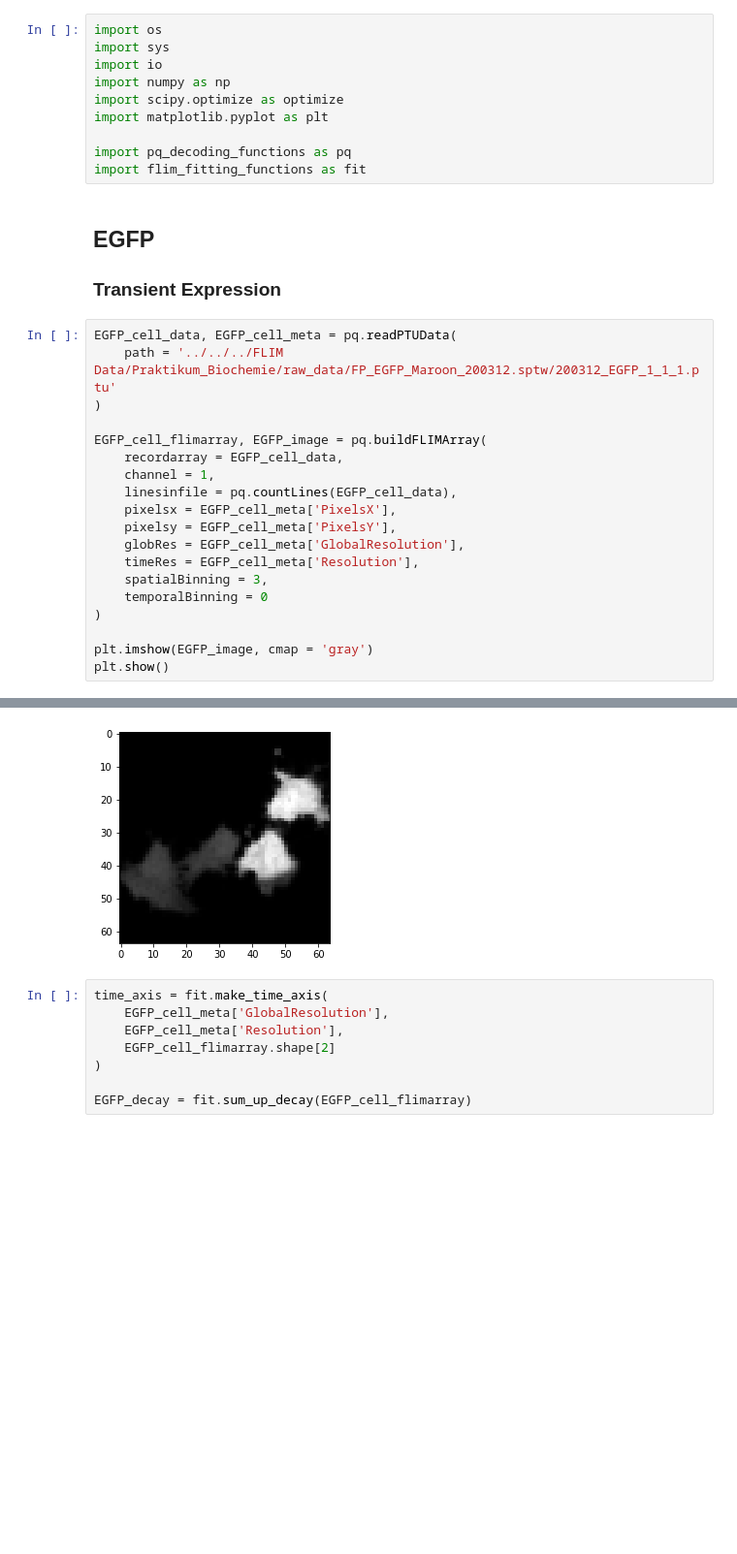
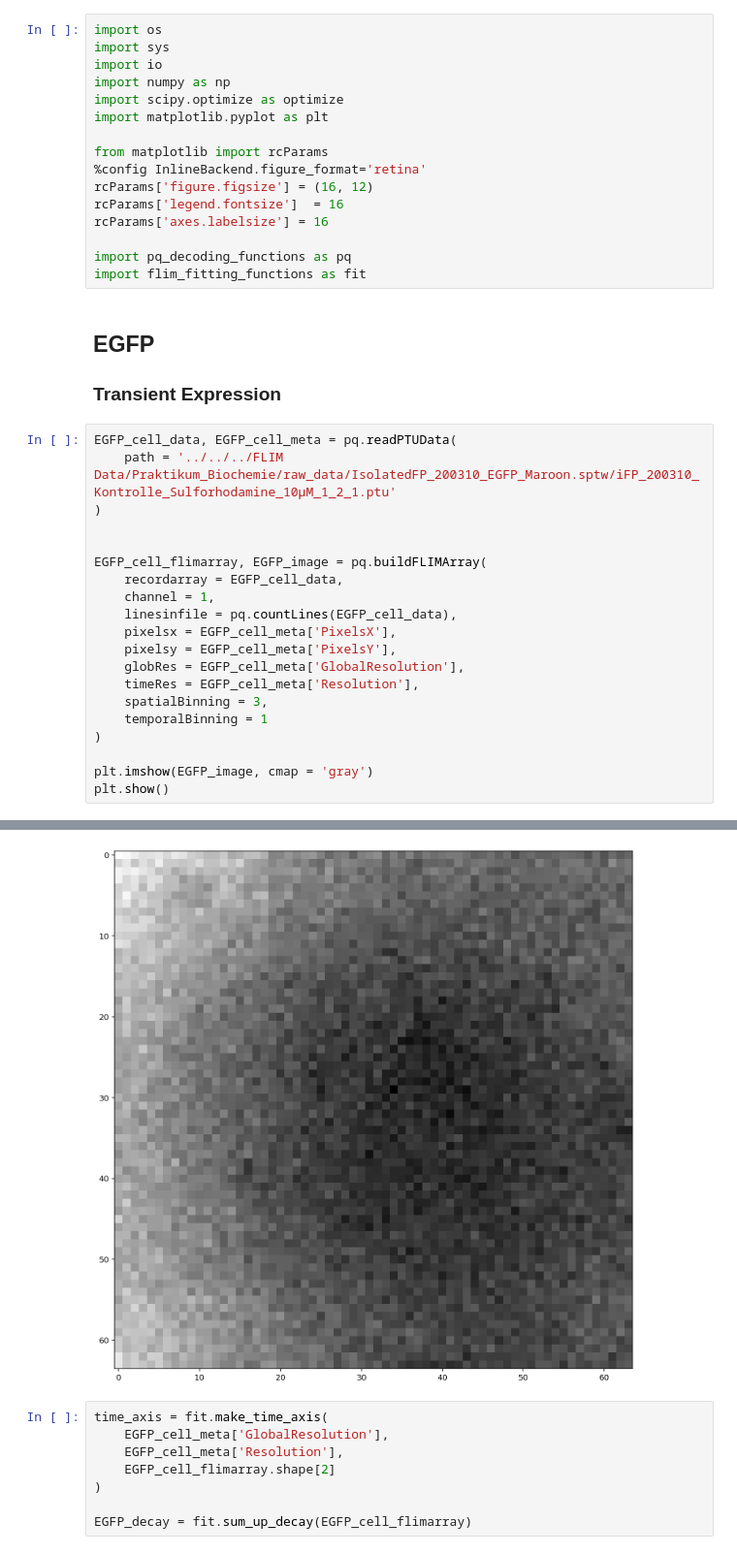
Before and after one commit to Tomkaehst/PhasorFLIM, a Jupyter notebook: notebooks/EGFP_Maroon_cells_and_isolated.ipynb, the cells around one changed output, grey strips where cells are left out. Shown at 97% size. Cells and saved outputs as stored; diff of their text form; blank space fills up the shorter version.

```diff
--- a/notebooks/EGFP_Maroon_cells_and_isolated.ipynb
+++ b/notebooks/EGFP_Maroon_cells_and_isolated.ipynb
@@ -10,6 +10,12 @@ import numpy as np
 import scipy.optimize as optimize
 import matplotlib.pyplot as plt
 
+from matplotlib import rcParams
+%config InlineBackend.figure_format='retina'
+rcParams['figure.figsize'] = (16, 12)
+rcParams['legend.fontsize']  = 16
+rcParams['axes.labelsize'] = 16
+
 import pq_decoding_functions as pq
 import flim_fitting_functions as fit
 # %% [markdown]
@@ -17,8 +23,9 @@ import flim_fitting_functions as fit
 ### Transient Expression
 # %%
 EGFP_cell_data, EGFP_cell_meta = pq.readPTUData(
-    path = '../../../FLIM Data/Praktikum_Biochemie/raw_data/FP_EGFP_Maroon_200312.sptw/200312_EGFP_1_1_1.ptu'
+    path = '../../../FLIM Data/Praktikum_Biochemie/raw_data/IsolatedFP_200310_EGFP_Maroon.sptw/iFP_200310_Kontrolle_Sulforhodamine_10µM_1_2_1.ptu'
 )
+
 
 EGFP_cell_flimarray, EGFP_image = pq.buildFLIMArray(
     recordarray = EGFP_cell_data,
@@ -29,7 +36,7 @@ EGFP_cell_flimarray, EGFP_image = pq.buildFLIMArray(
     globRes = EGFP_cell_meta['GlobalResolution'],
     timeRes = EGFP_cell_meta['Resolution'],
     spatialBinning = 3,
-    temporalBinning = 0
+    temporalBinning = 1
 )
 
 plt.imshow(EGFP_image, cmap = 'gray')
@@ -40,4 +47,4 @@ Assigned photons to pixels.
-[figure, old version]
+[figure, new version]
 # %%
 time_axis = fit.make_time_axis(
     EGFP_cell_meta['GlobalResolution'],
```
Also changed, not shown: parts of 4 cells of this notebook, 1 other file.
